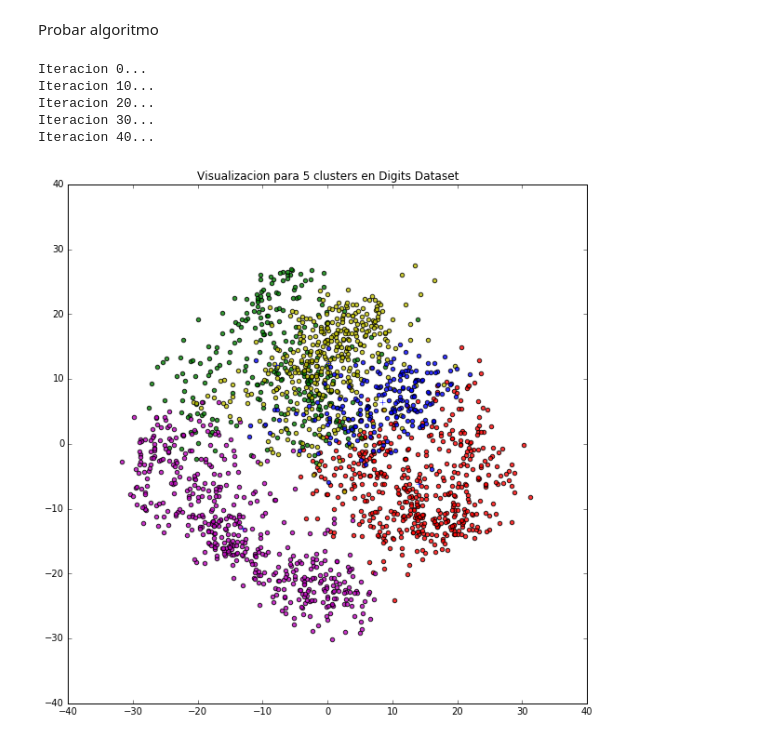
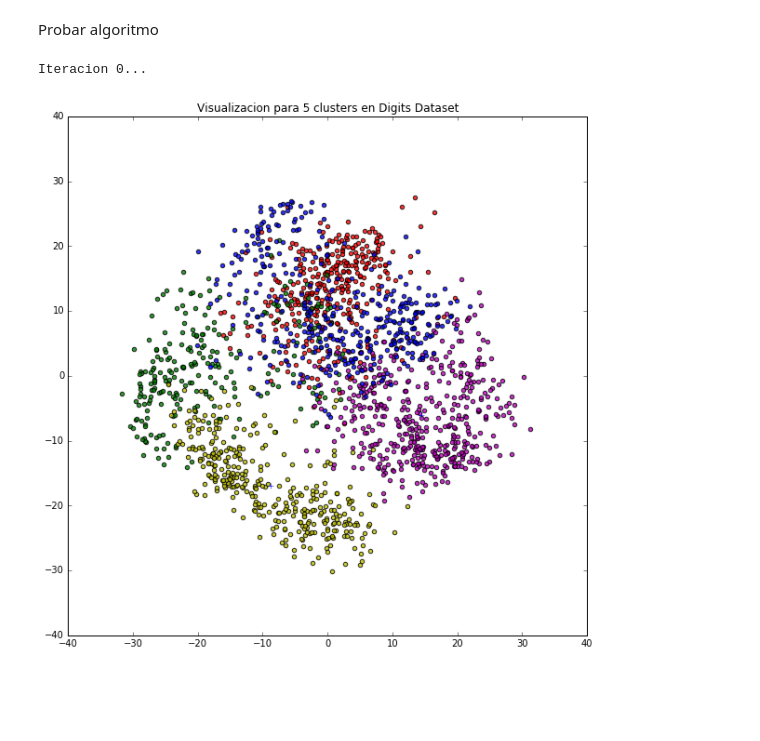
Before and after one commit to ronaldahmed/hackspace-class, a Jupyter notebook: machine learning/laboratorios/Lab4.Kmeans Clustering.ipynb, the cells around one changed output. Cells and saved outputs as stored; diff of their text form; code cells hidden in the pictures; blank space fills up the shorter version.

```diff
--- a/machine learning/laboratorios/Lab4.Kmeans Clustering.ipynb
+++ b/machine learning/laboratorios/Lab4.Kmeans Clustering.ipynb
@@ -65,10 +65,23 @@ def KMeans(X,K,nro_iteraciones=100,eps=1e-4):
 
     for _iter in range(nro_iteraciones):
         # Asignar cluster id del centroide mas cercano
-
+        for i in range(N):
+            xi = X[i,:]
+            dist = np.zeros(K) # distance xi->mu_
+            for k in range(K):
+                mu_k = centroids[k,:]
+                # xi - mu_k : np.linalg.norm(xi-mu_k)
+                dist[k] = np.linalg.norm(xi-mu_k)
+            k_ids[i] = dist.argmin()
 
         # Actualizar Centroides
-
+        for k in range(K):
+            xk = X[k_ids==k,:] # todas las muestras del cluster k
+            new_muk = xk.mean(axis=0) # nuevo centroide de cluster k
+            if sum(np.isnan(new_muk))==0:
+                centroids[k,:] = new_muk
+            else:
+                centroids[k,:] = np.random.random(M)
 
         if _iter%10 == 0:
             print("Iteracion %i..." % _iter)
@@ -77,13 +90,9 @@ def KMeans(X,K,nro_iteraciones=100,eps=1e-4):
 Probar algoritmo
 # %%
 K=5
-k_ids,centroids = KMeans(X,K,50)
+k_ids,centroids = KMeans(X,K,10)
 
 plot_clusters(X,K,k_ids,centroids)
 # %% [output]
 Iteracion 0...
-Iteracion 10...
-Iteracion 20...
-Iteracion 30...
-Iteracion 40...
-[figure, old version]
+[figure, new version]
```
Also changed, not shown: 1 other file.
